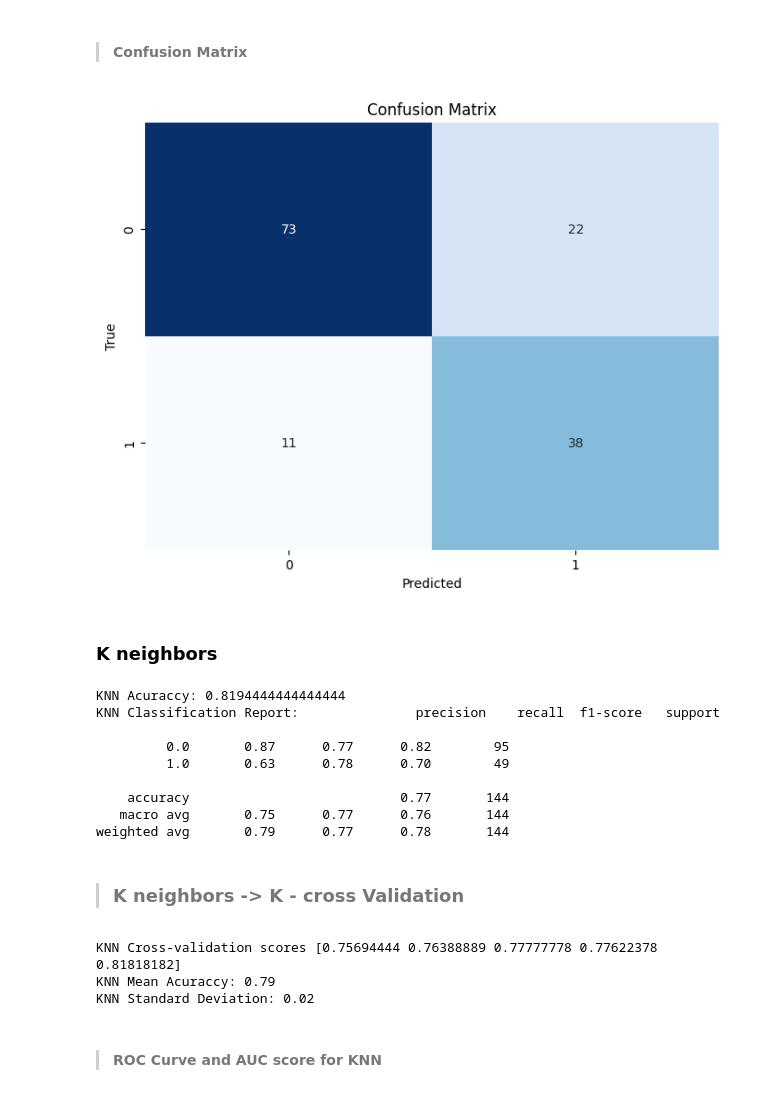
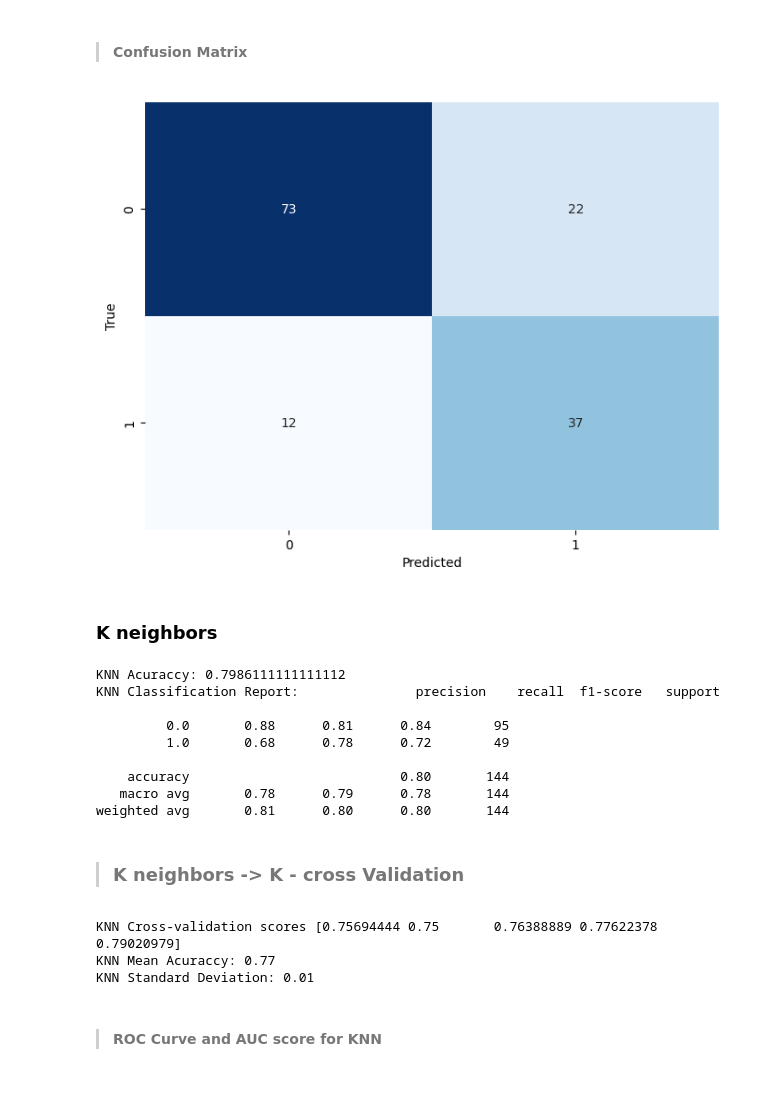
Before and after one commit to feraranas/Kaggle-Titanic-Challenge, a Jupyter notebook: TitanicChallenge.ipynb, the cells around one changed output. Cells and saved outputs as stored; diff of their text form; code cells hidden in the pictures.

```diff
--- a/TitanicChallenge.ipynb
+++ b/TitanicChallenge.ipynb
@@ -47,9 +53,0 @@ In terms of the data analysis some columns must be deleted from the dataframe to
-# %%
-# In this case cabin will be included to make an easy aproach but it could be usefull in the future
-columns_to_delete = ['PassengerId', 'Name', 'Ticket', 'Embarked', 'Cabin']
-df = df.drop(columns_to_delete, axis=1)
-#Encoding Gender in our Sex column
-df['Sex'] = df['Sex'].replace(['male', 'female'], [1, 0])
-X = df.drop('Survived',axis = 1)
-y = df['Survived']
-y
@@ -139,0 +270,16 @@ Fare has 0 missing values
+# %%
+# Embarked <===> Fare
+
+# Encoding Port of Embarcation: Embarked C = Cherbourg, Q = Queenstown, S = Southampton
+# To 1 = Cherbourg, 2 = Queenstown, 3 = Southampton
+df['Embarked'] = df['Embarked'].replace(['C', 'Q', 'S'], [1, 2, 3])
+
+# Analyzing 'Embarked' and 'Fare'
+# Scatter plot: first subplot
+scatter_plot = df.plot(kind="scatter", x="Embarked", y="Fare", grid=True,
+                             alpha=0.2, s=df["Fare"] / 2, label="Fare",
+                             legend = True, sharex = False, colorbar = True,
+                             cmap = "jet", c = "Fare")
+scatter_plot.set_yticks(range(0, int(df["Fare"].max()) + 10, 20))
+scatter_plot.set_xticks(range(1, 4), labels=['Cherbourg', 'Queenstown', 'Southampton'])
+scatter_plot.set_title('Embarked vs Fare')
@@ -139,0 +308,3 @@ Fare has 0 missing values
+# %%
+# We have to drop 'categorical features' since correlation works only with numerical attributes.
+df.drop(labels=['Name', 'Cabin', 'Ticket'], axis=1, inplace=True)
@@ -144,6 +330,6 @@ imputer.fit(X)
 X_imputed = imputer.transform(X)
 X = pd.DataFrame(X_imputed)
 df = pd.concat([X.reset_index(drop=True), y.reset_index(drop=True)], axis=1)
-df.rename(columns={0: 'Pclass', 1: 'Sex', 2: 'Age',3:'SibSp',4:'Parch',5:'Fare'}, inplace=True)
+df.rename(columns={0: 'Pclass', 1: 'Sex', 2: 'Age',3:'SibSp',4:'Parch',5:'Fare', 6:'Embarked'}, inplace=True)
 df
 # %% [output]
@@ -468,16 +664,15 @@ Standard Deviation: 0.02
 # %%
 # Compute the confusion matrix
 confusion = confusion_matrix(y_test, y_pred)
 
 # Plot the confusion matrix as a heatmap
 plt.figure(figsize=(8, 6))
 sns.heatmap(confusion, annot=True, fmt='d', cmap='Blues', cbar=False)
 plt.xlabel('Predicted')
 plt.ylabel('True')
-plt.title('Confusion Matrix')
 plt.show()
 # %% [output]
-[figure, old version]
+[figure, new version]
 # %% [markdown]
 ### K neighbors
 # %%
@@ -489,21 +684,21 @@ knn.fit(X_train,y_train)
 #Making predictions
 y_pred_knn = knn.predict(X_test)
 accuracy_knn = accuracy_score(y_test,y_pred_knn)
-confusion_knn = confusion_matrix(y_test, y_pred)
-report_knn = classification_report(y_test, y_pred)
+confusion_knn = confusion_matrix(y_test, y_pred_knn)
+report_knn = classification_report(y_test, y_pred_knn)
 #Printing our acuraccy results
 print(f'KNN Acuraccy: {accuracy_knn}')
 print(f'KNN Classification Report: {report_knn}')
 # %% [output]
-KNN Acuraccy: 0.8194444444444444
+KNN Acuraccy: 0.7986111111111112
 KNN Classification Report:               precision    recall  f1-score   support
 
-         0.0       0.87      0.77      0.82        95
-         1.0       0.63      0.78      0.70        49
+         0.0       0.88      0.81      0.84        95
+         1.0       0.68      0.78      0.72        49
 
-    accuracy                           0.77       144
-   macro avg       0.75      0.77      0.76       144
-weighted avg       0.79      0.77      0.78       144
+    accuracy                           0.80       144
+   macro avg       0.78      0.79      0.78       144
+weighted avg       0.81      0.80      0.80       144
 # %% [markdown]
 > ### K neighbors ->  K - cross Validation
 # %%
@@ -512,17 +707,17 @@ k = 5
 scores_knn = cross_val_score(knn,X,y,cv=k)
 
 #Printing knn cross-validation scores
-print('KNN Cross-validation scores', scores)
+print('KNN Cross-validation scores', scores_knn)
 
-#Calculating and printing mean acuraccy and standar deviation
+#Calculating and printing mean acuraccy and standard deviation
 mean_accuracy_knn = scores_knn.mean()
 std_deviation_knn = scores_knn.std()
 print(f'KNN Mean Acuraccy: {mean_accuracy_knn:.2f}')
-print(f'KNN Standard Deviation: {std_deviation:.2f}')
+print(f'KNN Standard Deviation: {std_deviation_knn:.2f}')
 # %% [output]
-KNN Cross-validation scores [0.75694444 0.76388889 0.77777778 0.77622378 0.81818182]
-KNN Mean Acuraccy: 0.79
-KNN Standard Deviation: 0.02
+KNN Cross-validation scores [0.75694444 0.75       0.76388889 0.77622378 0.79020979]
+KNN Mean Acuraccy: 0.77
+KNN Standard Deviation: 0.01
 # %% [markdown]
 > #### ROC Curve and AUC score for KNN
 # %%
```
Also changed, not shown: parts of 68 cells of this notebook, 3 other files.
